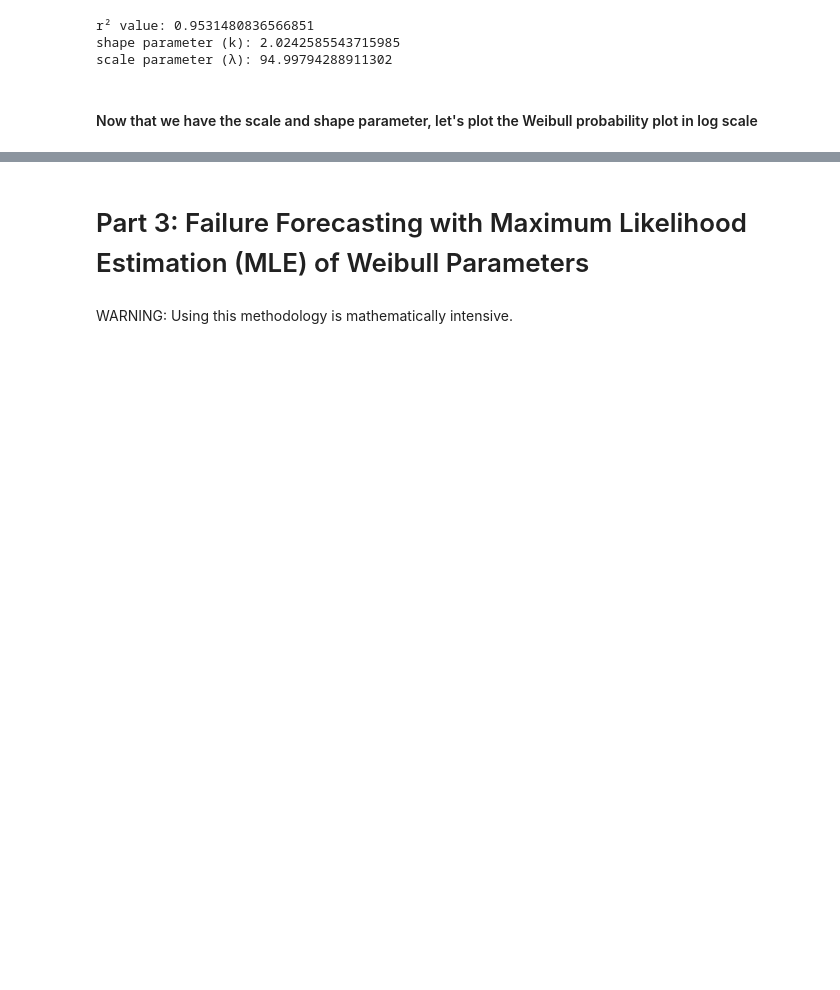
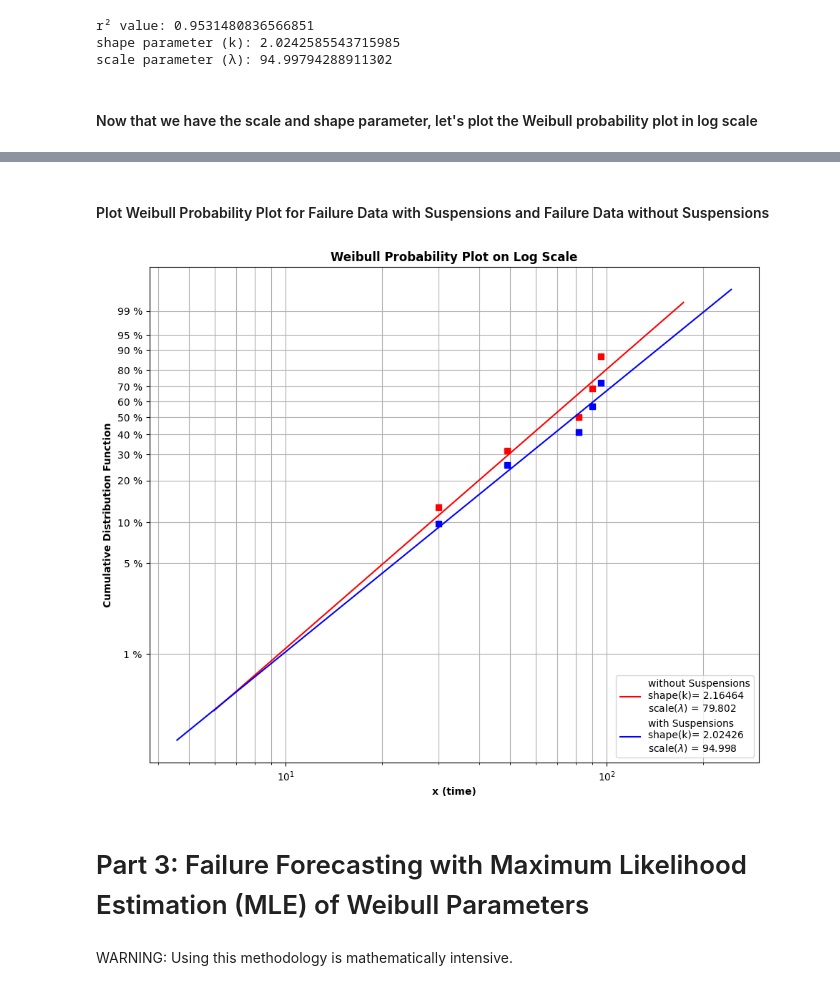
Before and after one commit to pybokeh/forecasting, a Jupyter notebook: notebooks/Weibull_Analysis.ipynb, the cells around one changed output, grey strips where cells are left out. Drawn from its saved outputs; the diff is of its cells as text; code cells hidden in the pictures; blank space fills up the shorter version.

```diff
--- a/notebooks/Weibull_Analysis.ipynb
+++ b/notebooks/Weibull_Analysis.ipynb
@@ -436,3 +512,68 @@ plt.show()
+# %% [markdown]
+#### Plot Weibull Probability Plot for Failure Data with Suspensions and Failure Data without Suspensions
+# %%
+import numpy as np
+from numpy import random
+from matplotlib.ticker import FuncFormatter
+
+# I'm used to  the ln notation for the natural log
+from numpy import log as ln
+
+# Prepare X and Y data when excluding suspensions
+x_without_sus = df_without_sus['DTF'].values
+rank_without_sus = np.arange(1,x_without_sus.size+1)  # ranks = {1, 2, 3, ... 10}
+median_rank_without_sus = (rank_without_sus - 0.3)/(rank_without_sus.size + 0.4)
+y_without_sus = ln(-ln(1 - median_rank_without_sus))
+
+# Generate 1000 numbers following a Weibull distribution that we think ideally fits our data using the shape and scale parameter
+x_ideal_without_sus = scale_without_sus * random.weibull(shape_without_sus, size=100)
+x_ideal_without_sus.sort()
+F_without_sus = 1 - np.exp( -(x_ideal_without_sus / scale_without_sus)**shape_without_sus )
+y_ideal_without_sus = ln(-ln(1 - F_without_sus))
+
+
+# Prepare X and Y data when including suspensions
+x = data
+rank = np.arange(1,x.size+1)  # ranks = {1, 2, 3, ... 10}
+median_rank = df_final['MEDIAN_RANK'].values
+y = ln(-ln(1 - median_rank))
+
+# Generate 1000 numbers following a Weibull distribution that we think ideally fits our data using the shape and scale parameter
+x_ideal = scale * random.weibull(shape, size=100)
+x_ideal.sort()
+F = 1 - np.exp( -(x_ideal/scale)**shape )
+y_ideal = ln(-ln(1 - F))
+
+# Weibull plot
+fig1 = plt.figure()
+fig1.set_size_inches(11,9)
+ax = plt.subplot(111)
+
+plt.semilogx(x, y, "bs")
+plt.semilogx(x_without_sus, y_without_sus, "rs")
+plt.semilogx(x_ideal_without_sus, y_ideal_without_sus, 'r-', label="without Suspensions\nshape(k)= %5G\nscale($\lambda$) = %.5G" % (shape_without_sus, scale_without_sus) )
+plt.semilogx(x_ideal, y_ideal, 'b-', label="with Suspensions\nshape(k)= %5G\nscale($\lambda$) = %.5G" % (shape, scale) )
+plt.title("Weibull Probability Plot on Log Scale", weight="bold")
+plt.xlabel('x (time)', weight="bold")
+plt.ylabel('Cumulative Distribution Function', weight="bold")
+plt.legend(loc='lower right')
+
+# Generate ticks
+def weibull_CDF(y, pos):
+    return "%G %%" % (100*(1-np.exp(-np.exp(y))))
+
+formatter = FuncFormatter(weibull_CDF)
+ax.yaxis.set_major_formatter(formatter)
+
+yt_F = np.array([ 0.01, 0.05, 0.1, 0.2, 0.3, 0.4, 0.5,
+           0.6, 0.7, 0.8, 0.9, 0.95, 0.99])
+yt_lnF = ln( -ln(1-yt_F))
+plt.yticks(yt_lnF)
+ax.yaxis.grid()
+ax.xaxis.grid(which='both')
+plt.show()
+# %% [output]
+[figure, added]
 # %% [markdown]
 # Part 3: Failure Forecasting with Maximum Likelihood Estimation (MLE) of Weibull Parameters
 # %% [markdown]
```
Also changed, not shown: parts of 15 cells of this notebook.
